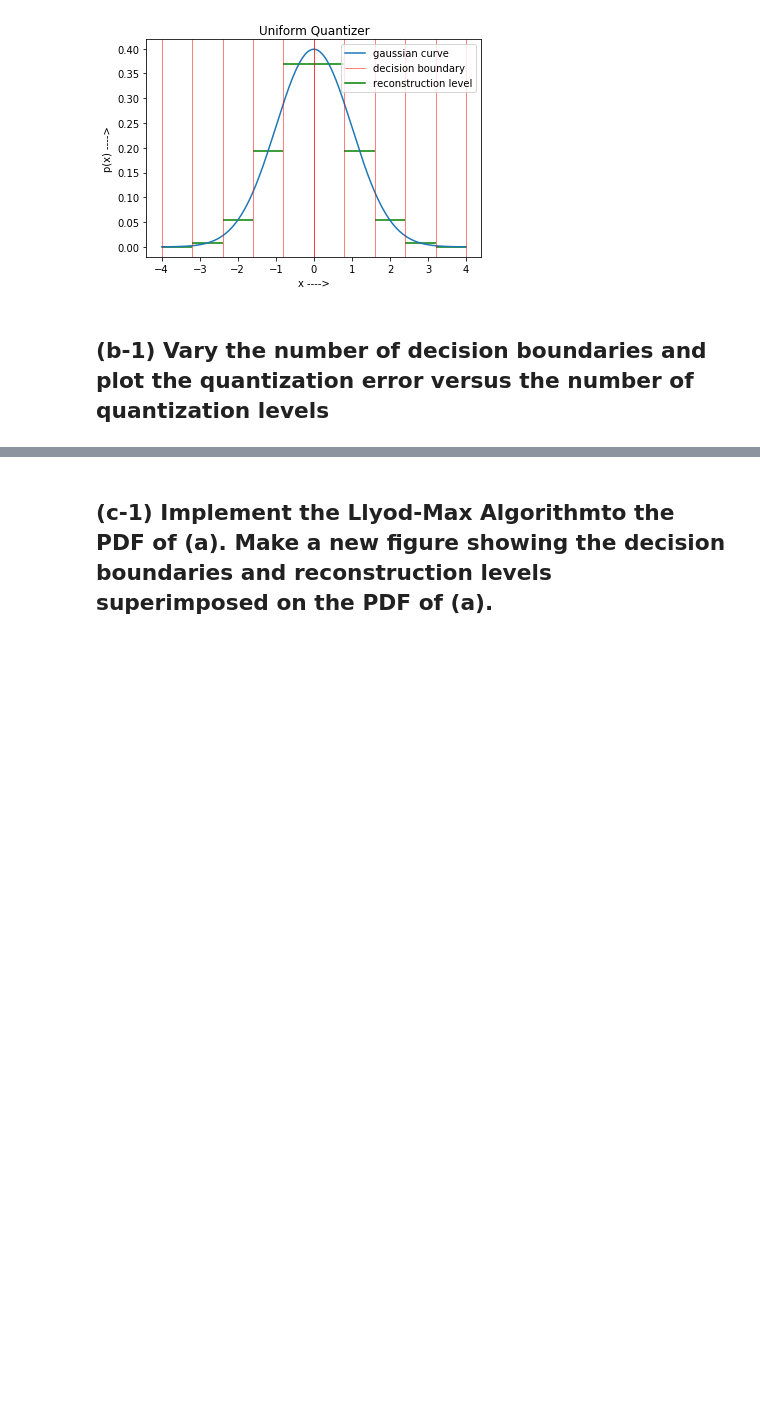
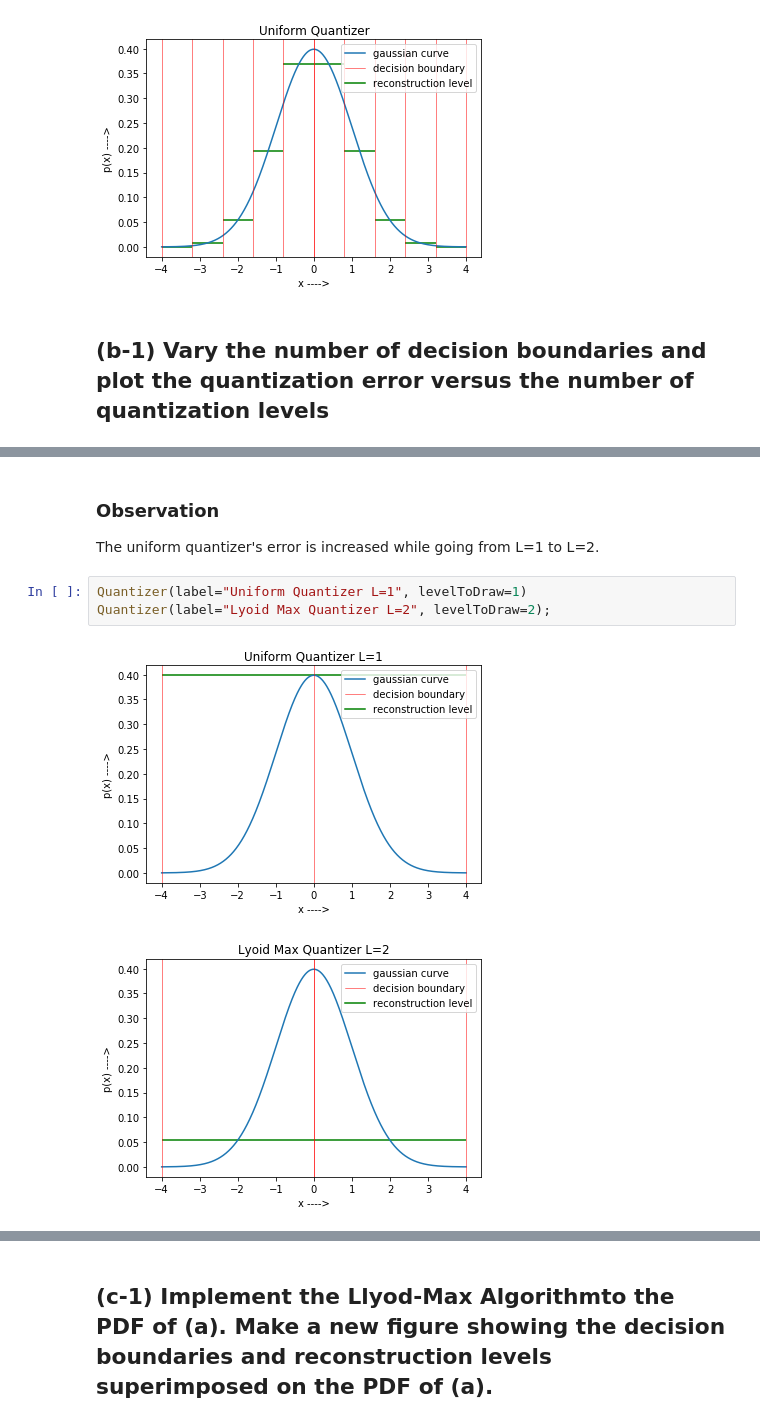
Before and after one commit to SushantGautam/LloydMaxQuantization, a Jupyter notebook: Q1.ipynb, the cells around one changed output, grey strips where cells are left out. Cells and saved outputs as stored; diff of their text form; blank space fills up the shorter version.

```diff
--- a/Q1.ipynb
+++ b/Q1.ipynb
@@ -129,0 +211,9 @@ PlotData(uniQuantizerData, label="Uniform Quantizer")
+# %% [markdown]
+### Observation
+The uniform quantizer's error is increased while going from L=1 to L=2.
+# %%
+Quantizer(label="Uniform Quantizer L=1", levelToDraw=1)
+Quantizer(label="Lyoid Max Quantizer L=2", levelToDraw=2);
+# %% [output]
+[figure, added]
+[figure, added]
```
Also changed, not shown: parts of 19 cells of this notebook.
